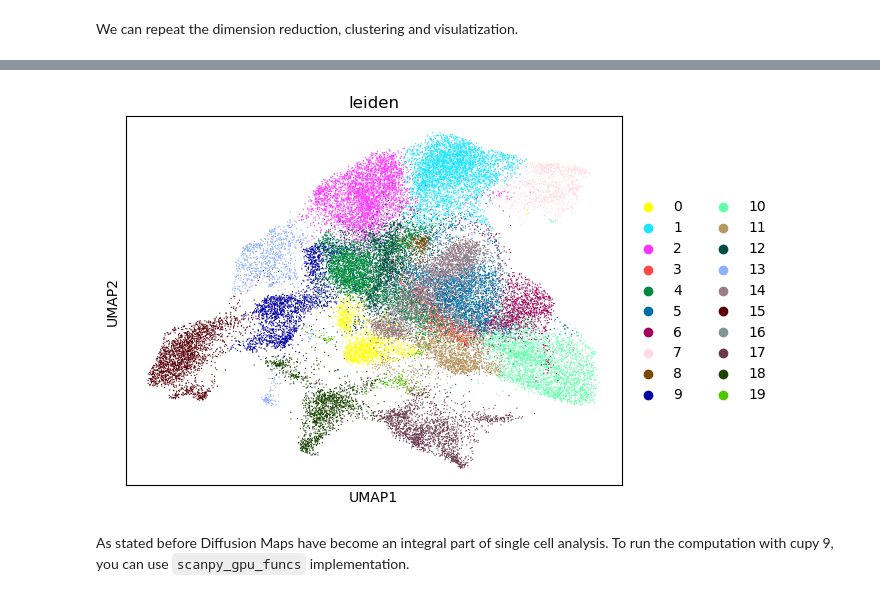
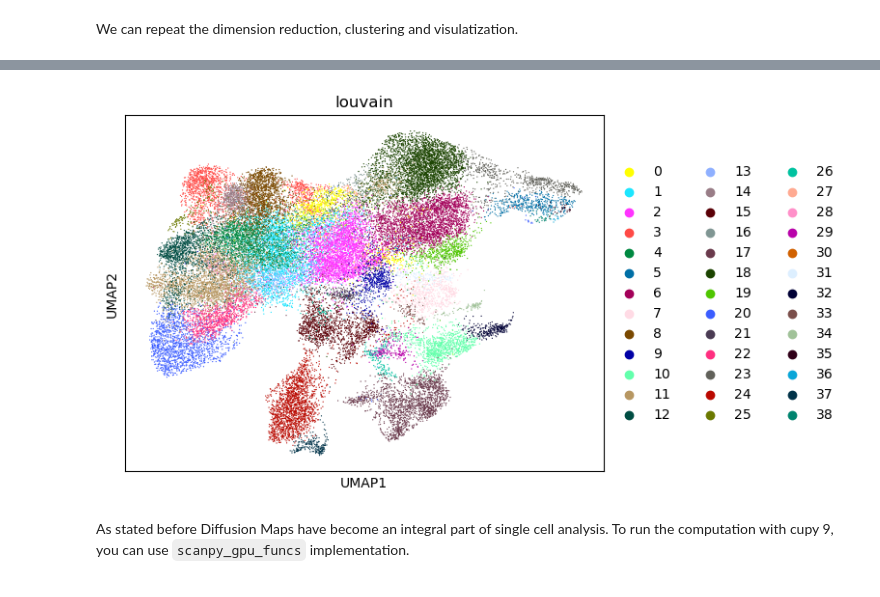
Before and after one commit to scverse/rapids_singlecell, a Jupyter notebook: docs/notebooks/demo_gpu.ipynb, the cells around one changed output, grey strips where cells are left out. Saved outputs shown, nothing was run; the diff lists cells and outputs as text; code cells hidden in the pictures.

```diff
--- a/docs/notebooks/demo_gpu.ipynb
+++ b/docs/notebooks/demo_gpu.ipynb
@@ -342,7 +338,7 @@ Wall time: 707 ms
 # %%
-sc.pl.umap(tdata, color=["leiden"])
+sc.pl.umap(tdata, color=["louvain"])
 # %% [output]
-[figure, old version]
+[figure, new version]
 # %% [markdown]
 As stated before Diffusion Maps have become an integral part of single cell analysis. To run the computation with cupy 9, you can use `scanpy_gpu_funcs` implementation.
 # %%
```
Also changed, not shown: parts of 54 cells of this notebook, 3 other files.
